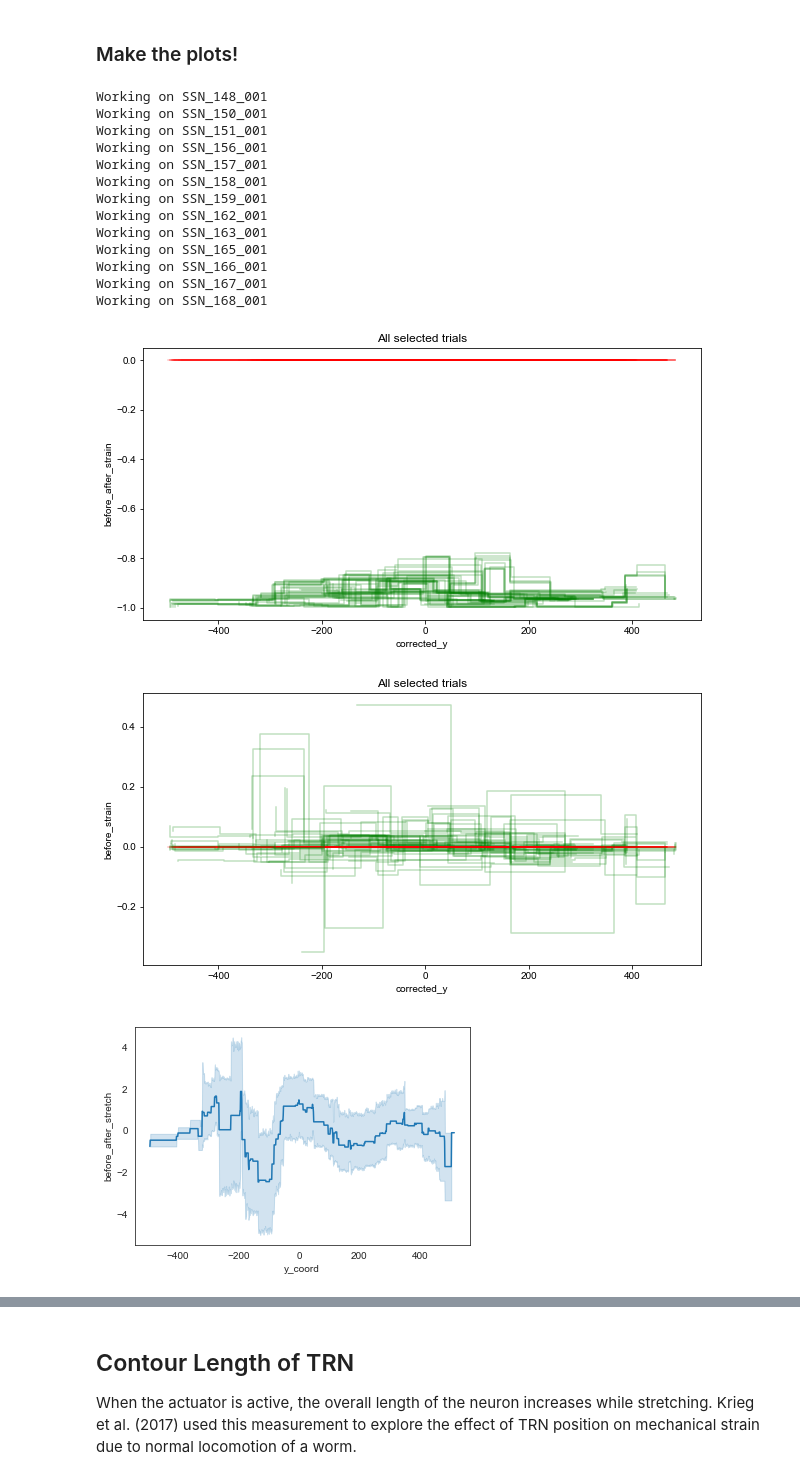
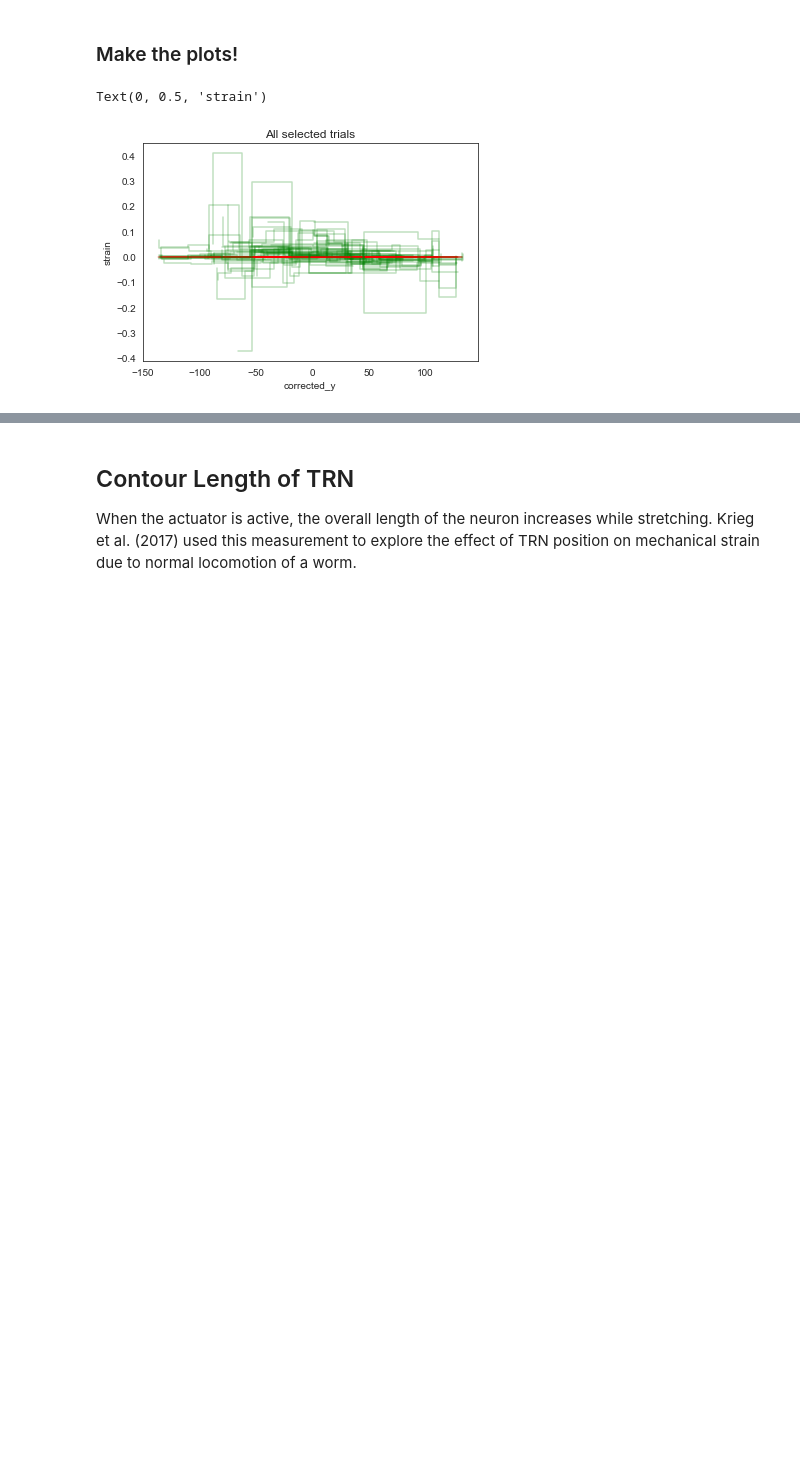
Before and after one commit to anekimken/SSN_ImageAnalysis, a Jupyter notebook: Notebooks/Mitochondria Displacement Plots.ipynb, the cells around one changed output, grey strips where cells are left out. Cells and saved outputs as stored; diff of their text form; code cells hidden in the pictures; blank space fills up the shorter version.

```diff
--- a/Notebooks/Mitochondria Displacement Plots.ipynb
+++ b/Notebooks/Mitochondria Displacement Plots.ipynb
@@ -194,6 +194,7 @@ def calc_strain_rest_before_after(row):
 
 def calc_stretch_rest_before_after(row):
     '''Stretch calculation with option 3 above'''
+    pixel_to_micron = 0.275
     if row['frame'] < strain_df['frame'].max():
         if row['pressure'] != 0:
             before_rest = strain_df.loc[
@@ -203,7 +204,7 @@ def calc_stretch_rest_before_after(row):
                 (strain_df['frame'] == row['frame'] + 1) &
                 (strain_df['pair_id'] == row['pair_id'])]['total_dist']
             rest = np.mean([before_rest.values, after_rest.values])
-            before_after_stretch = (row['total_dist'] - rest)
+            before_after_stretch = (row['total_dist'] - rest) * pixel_to_micron
         else:
             before_after_stretch = 0
     else:
@@ -241,6 +242,7 @@ def plot_strain_centered_on_actuator(strain_df: pd.DataFrame,
                 (linked_mitos_df['frame'] == row['frame']) &
                 (linked_mitos_df['particle'] == row['particle_1'])]['corrected_y'].values[0])
     strain_df['corrected_y'] = corrected_y_vals
+    strain_df['corrected_y'] *= 0.275 # pixel size correction
 
     if ax is None:
         fig, ax = plt.subplots()
@@ -253,14 +255,28 @@ def plot_strain_centered_on_actuator(strain_df: pd.DataFrame,
                  'alpha': 0.25,
                  'ax': ax,
                  'drawstyle': 'steps',
-                 'title': plot_title,
-                 'figsize': (10, 5)}
+                 'title': plot_title}#,
+#                  'figsize': (10, 5)}
     strain_df.loc[strain_df['pressure'] == 0].groupby(['frame']).plot(
             **plot_spec, color='red')
     strain_df.loc[strain_df['pressure'] == 300].groupby(['frame']).plot(
             **plot_spec, color='green')
     ax.get_legend().remove()
     ax.set_ylabel(strain_calc_opt)
+
+#     max_strain = strain_df.loc[strain_df[strain_calc_opt].idxmax()]
+#     max_strain_location = linked_mitos_df.loc[
+#         (linked_mitos_df['particle'] == max_strain['particle_1']) &
+#         (linked_mitos_df['frame'] == max_strain['frame'])]
+#     max_strain_location_2 = linked_mitos_df.loc[
+#         (linked_mitos_df['particle'] == max_strain['particle_2']) &
+#         (linked_mitos_df['frame'] == max_strain['frame'])]
+#     display(max_strain[[strain_calc_opt]])
+#     display(max_strain_location)
+#     display(max_strain_location_2)
+#     ax.text(x=max_strain_location['corrected_y'].values[0],
+#             y=max_strain[strain_calc_opt],
+#             s=metadata['Experiment_id'].values[0])
 
 def sample_strain(linked_mitos_df: pd.DataFrame,
                   metadata_df: pd.DataFrame,
@@ -284,6 +300,7 @@ def sample_strain(linked_mitos_df: pd.DataFrame,
 
     sampled_strain_df = pd.DataFrame(columns=['y_coord', 'experiment_id'] + strain_calc_opt)
     sampled_strain_df['y_coord'] = y_coords
+    sampled_strain_df['y_dist'] = sampled_strain_df.apply(lambda row: row.y_coord * 0.275, axis=1)
     sampled_strain_df['experiment_id'] = experiment_id
 
     for pair in strain_df_this_frame['pair_id']:
@@ -323,62 +340,45 @@ y_coords_to_sampled = np.arange(-1000,1000,1)
 sampled_strain_df = pd.DataFrame()#columns=['y_coord', 'before_after_strain'])#index=y_coords_to_sampled)
 # sampled_strain_by_exp = pd.DataFrame(columns=['y_coord', 'before_after_strain'])
 fig, ax = plt.subplots()
-fig2, ax2 = plt.subplots()
+# fig2, ax2 = plt.subplots()
+n_trials = trials_with_strain_and_actuator.shape[0]
 for index, row in trials_with_strain_and_actuator.iterrows():
     experiment_id = row['Experiment_id']
-    print('Working on', experiment_id)
+#     print('Working on', experiment_id)
     metadata = trials_with_strain_and_actuator.loc[all_metadata['Experiment_id'] == experiment_id]
 
     strain_file = analyzed_data_dir + experiment_id + '/strain.yaml'
     with open(strain_file, 'r') as yamlfile:
         strain_df = yaml.safe_load(yamlfile)
     strain_df = pd.DataFrame(strain_df)
 
     linked_mitos_file = analyzed_data_dir + experiment_id + '/mito_locations.yaml'
     with open(linked_mitos_file, 'r') as yamlfile:
         linked_mitos_df = yaml.safe_load(yamlfile)
     linked_mitos_df = pd.DataFrame.from_dict(linked_mitos_df)
 
     plot_strain_centered_on_actuator(strain_df, linked_mitos_df, metadata, 'before_after_strain', ax)
-    plot_strain_centered_on_actuator(strain_df, linked_mitos_df, metadata, 'before_strain', ax2)
+#     plot_strain_centered_on_actuator(strain_df, linked_mitos_df, metadata, 'before_strain', ax2)
 
 #     (df_for_seaborn, series_for_mpl) = sample_strain(linked_mitos_df=linked_mitos_df,
 #                                                 metadata_df=metadata,
 #                                                 y_coords=y_coords_to_sampled,
 #                                                 frame_num=1,
 #                                                 strain_calc_opt='before_after_strain')
-    sampled_strain_df = pd.concat([sampled_strain_df, sample_strain(linked_mitos_df=linked_mitos_df,
+    for frame in linked_mitos_df.loc[linked_mitos_df['pressure']==300]['frame'].unique():
+        sampled_strain_df = pd.concat([sampled_strain_df, sample_strain(linked_mitos_df=linked_mitos_df,
                                                 metadata_df=metadata,
                                                 y_coords=y_coords_to_sampled,
-                                                frame_num=1,
+                                                frame_num=frame,
                                                 strain_calc_opt=['before_after_strain','before_after_stretch'])],
                                   ignore_index=True, sort=False)
 #     sampled_strain_by_exp[experiment_id] =series_for_mpl# sample_strain(linked_mitos_df=linked_mitos_df,
 #                                                      metadata_df=metadata,
 #                                                      y_coords=y_coords_to_sampled,
 #                                                      frame_num=1,
 #                                                      strain_calc_opt='before_after_strain')
-sns.set_style('white')
-fig3, ax3 = plt.subplots()
-sns.lineplot(x='y_coord', y='before_after_stretch', data=sampled_strain_df)
-# sns.despine(offset=10)
-fig4, ax4 = plt.subplots()
-sns.lineplot(x='y_coord', y='before_after_strain', data=sampled_strain_df)
-sns.despine(offset=10)
+
+ax.set_ylabel('strain')
 # %% [output]
-Working on SSN_148_001
-Working on SSN_150_001
-Working on SSN_151_001
-Working on SSN_156_001
-Working on SSN_157_001
-Working on SSN_158_001
-Working on SSN_159_001
-Working on SSN_162_001
-Working on SSN_163_001
-Working on SSN_165_001
-Working on SSN_166_001
-Working on SSN_167_001
-Working on SSN_168_001
+Text(0, 0.5, 'strain')
-[figure, old version]
+[figure, new version]
-[figure, removed]
-[figure, removed]
```
Also changed, not shown: parts of 7 cells of this notebook, 3 other files.
